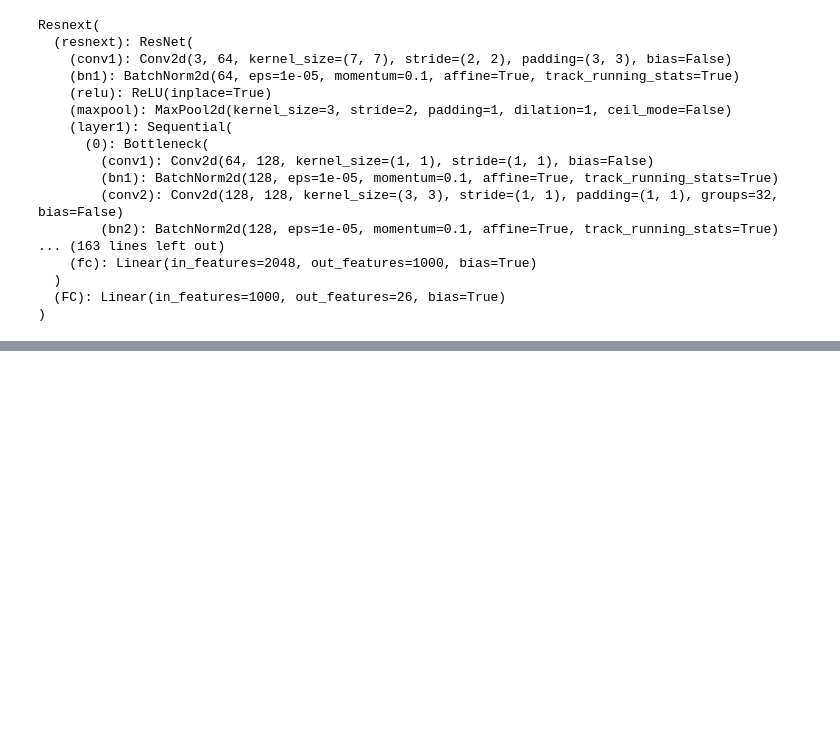
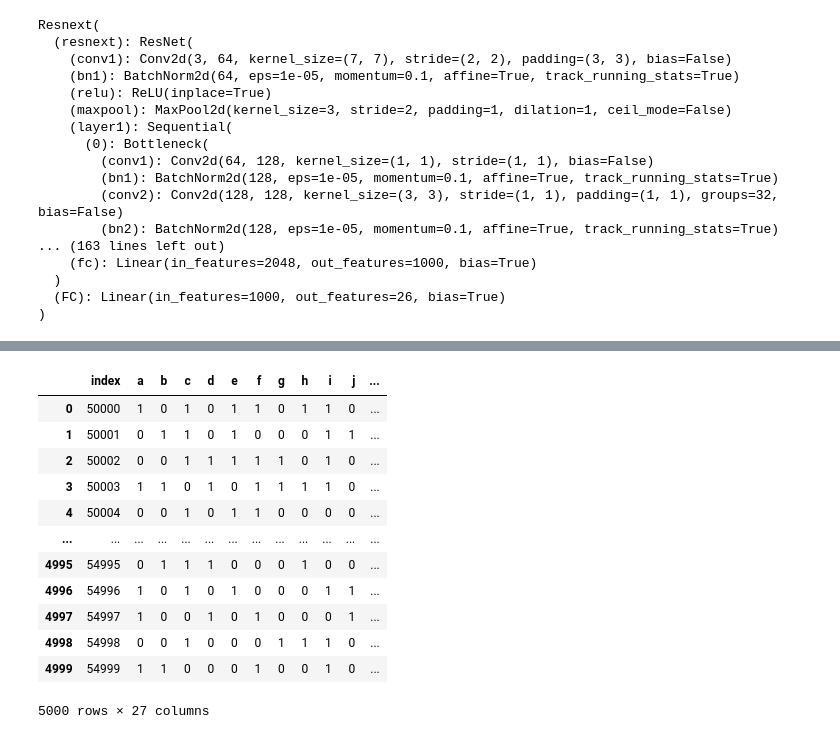
Before and after one commit to YBIGTA-VacationProject/DaconComputerVision, a Jupyter notebook: Joonkyo/project.ipynb, the cells around one changed output, grey strips where cells are left out. Drawn from its saved outputs; the diff is of its cells as text; code cells hidden in the pictures; blank space fills up the shorter version.

```diff
--- a/Joonkyo/project.ipynb
+++ b/Joonkyo/project.ipynb
@@ -339,0 +412,3 @@ submission.to_csv('Resnext_prediction.csv', index=False)
+# %%
+pred2=pd.read_csv('/content/gdrive/MyDrive/Colab Notebooks/02212151.csv')
+pred2.head()
@@ -339,0 +422,3 @@ submission.to_csv('Resnext_prediction.csv', index=False)
+# %%
+pred3=pd.read_csv('/content/gdrive/MyDrive/Colab Notebooks/02212259.csv')
+pred3.head()
@@ -339,0 +432,3 @@ submission.to_csv('Resnext_prediction.csv', index=False)
+# %%
+pred4=pd.read_csv('/content/gdrive/MyDrive/Colab Notebooks/best2651.csv')
+pred4.head()
@@ -339,0 +442,3 @@ submission.to_csv('Resnext_prediction.csv', index=False)
+# %%
+pred5=pd.read_csv('/content/gdrive/MyDrive/Colab Notebooks/best2951.csv')
+pred5.head()
@@ -339,0 +452,18 @@ submission.to_csv('Resnext_prediction.csv', index=False)
+# %%
+final=((pred1 + pred2 + pred3+pred4+pred5)/5 > 0.5)*1
+final['index']=pred1['index']
+final
+# %% [output]
+|  | index | a | b | c | d | e | f | g | h | i | j | ... |
+| 0 | 50000 | 1 | 0 | 1 | 0 | 1 | 1 | 0 | 1 | 1 | 0 | ... |
+| 1 | 50001 | 0 | 1 | 1 | 0 | 1 | 0 | 0 | 0 | 1 | 1 | ... |
+| 2 | 50002 | 0 | 0 | 1 | 1 | 1 | 1 | 1 | 0 | 1 | 0 | ... |
+| 3 | 50003 | 1 | 1 | 0 | 1 | 0 | 1 | 1 | 1 | 1 | 0 | ... |
+| 4 | 50004 | 0 | 0 | 1 | 0 | 1 | 1 | 0 | 0 | 0 | 0 | ... |
+| ... | ... | ... | ... | ... | ... | ... | ... | ... | ... | ... | ... | ... |
+| 4995 | 54995 | 0 | 1 | 1 | 1 | 0 | 0 | 0 | 1 | 0 | 0 | ... |
+| 4996 | 54996 | 1 | 0 | 1 | 0 | 1 | 0 | 0 | 0 | 1 | 1 | ... |
+| 4997 | 54997 | 1 | 0 | 0 | 1 | 0 | 1 | 0 | 0 | 0 | 1 | ... |
+| 4998 | 54998 | 0 | 0 | 1 | 0 | 0 | 0 | 1 | 1 | 1 | 0 | ... |
+| 4999 | 54999 | 1 | 1 | 0 | 0 | 0 | 1 | 0 | 0 | 1 | 0 | ... |
+5000 rows × 27 columns
```
Also changed, not shown: parts of 31 cells of this notebook.
